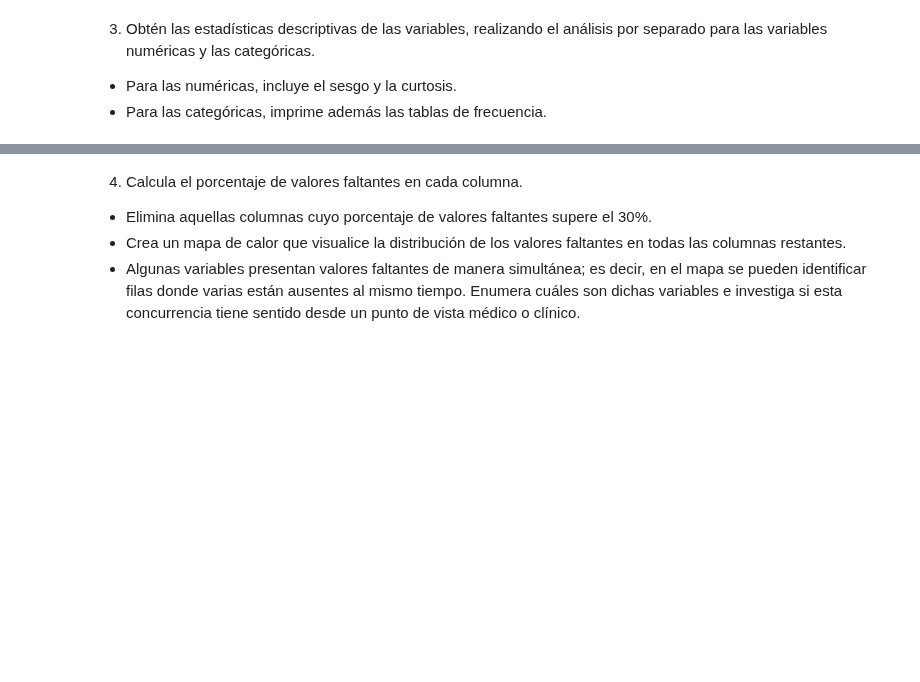
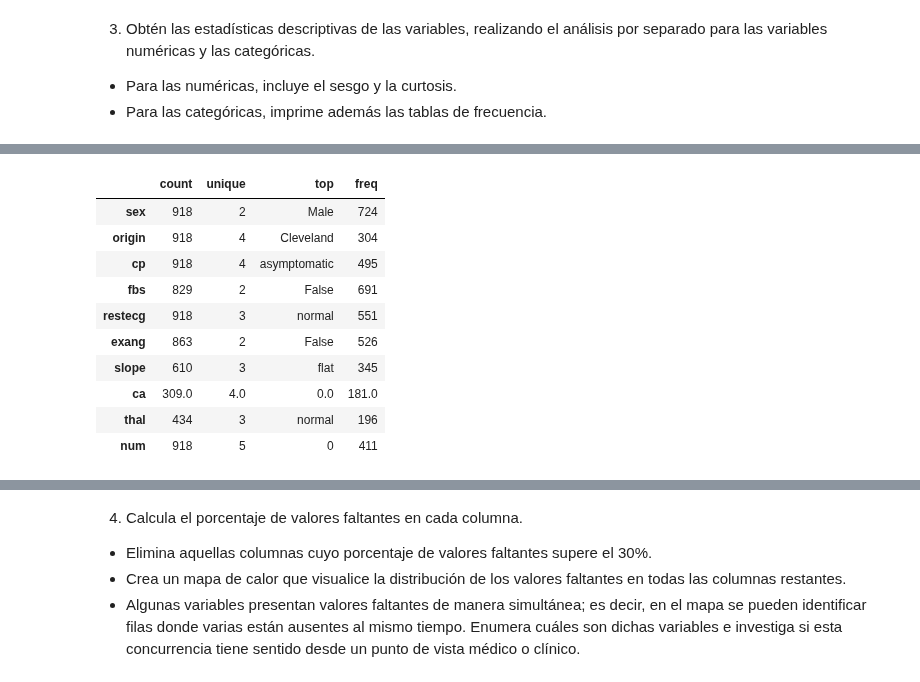
Before and after one commit to joshgc19/tc5053-datascience-A01841021-joshua-gamboa, a Jupyter notebook: Actividad5Preprocesamiento.ipynb, the cells around one changed output, grey strips where cells are left out. Drawn from its saved outputs; the diff is of its cells as text; code cells hidden in the pictures; blank space fills up the shorter version.

```diff
--- a/Actividad5Preprocesamiento.ipynb
+++ b/Actividad5Preprocesamiento.ipynb
@@ -58,0 +142,15 @@ from sklearn.impute import SimpleImputer
+# %%
+cat_cols = cardio_df.select_dtypes(exclude=np.number)
+cat_cols.describe(include='all').T
+# %% [output]
+|  | count | unique | top | freq |
+| sex | 918 | 2 | Male | 724 |
+| origin | 918 | 4 | Cleveland | 304 |
+| cp | 918 | 4 | asymptomatic | 495 |
+| fbs | 829 | 2 | False | 691 |
+| restecg | 918 | 3 | normal | 551 |
+| exang | 863 | 2 | False | 526 |
+| slope | 610 | 3 | flat | 345 |
+| ca | 309.0 | 4.0 | 0.0 | 181.0 |
+| thal | 434 | 3 | normal | 196 |
+| num | 918 | 5 | 0 | 411 |
```
Also changed, not shown: parts of 11 cells of this notebook.
